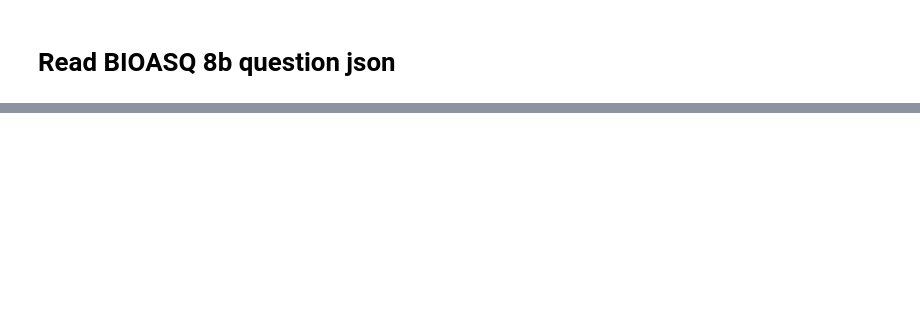
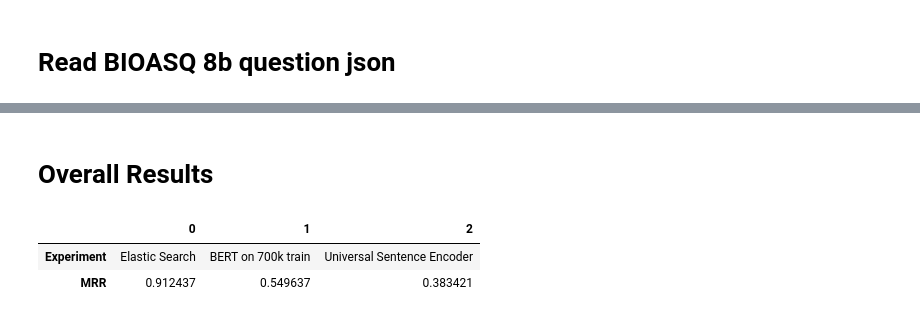
Before and after one commit to BioMedBERT/biomedbert, a Jupyter notebook: notebooks/Extract_BioMedBERT_LG_Embedding_bioasq_8b.ipynb, the cells around one changed output, grey strips where cells are left out. Cells and saved outputs as stored; diff of their text form; code cells hidden in the pictures; blank space fills up the shorter version.

```diff
--- a/notebooks/Extract_BioMedBERT_LG_Embedding_bioasq_8b.ipynb
+++ b/notebooks/Extract_BioMedBERT_LG_Embedding_bioasq_8b.ipynb
@@ -554,0 +664,3 @@ np.average(scores)
+# %%
+experiments_results.append({ 'Experiment': 'BERT on 700k train',  'MRR':  MRR})
+pd.DataFrame(experiments_results)
@@ -575,7 +690 @@ def process_to_IDs_in_sparse_format(sp, sentences):
   return (values, indices, dense_shape)
-# %%
-with tf.Session() as sess:
-  module = hub.Module("https://tfhub.dev/google/universal-sentence-encoder-lite/2")
-  spm_path = sess.run(module(signature="spm_path"))
-  # spm_path now contains a path to the SentencePiece model stored inside the
-  # TF-Hub module
@@ -632,4 +751,4 @@ for qix, q in enumerate(questions):
 
     assert questions[ranking[rix]]['context'] == questions[qix]['context']
 # %%
-np.average(scores)
+MRR = np.average(scores)
@@ -672,0 +755,10 @@ found /  len(set(unique_words))
+# %%
+experiments_results.append( {  'Experiment' : "Universal Sentence Encoder", "MRR": MRR } )
+# %% [markdown]
+# Overall Results
+# %%
+pd.DataFrame(experiments_results).T
+# %% [output]
+|  | 0 | 1 | 2 |
+| Experiment | Elastic Search | BERT on 700k train | Universal Sentence Encoder |
+| MRR | 0.912437 | 0.549637 | 0.383421 |
```
Also changed, not shown: parts of 115 cells of this notebook.
